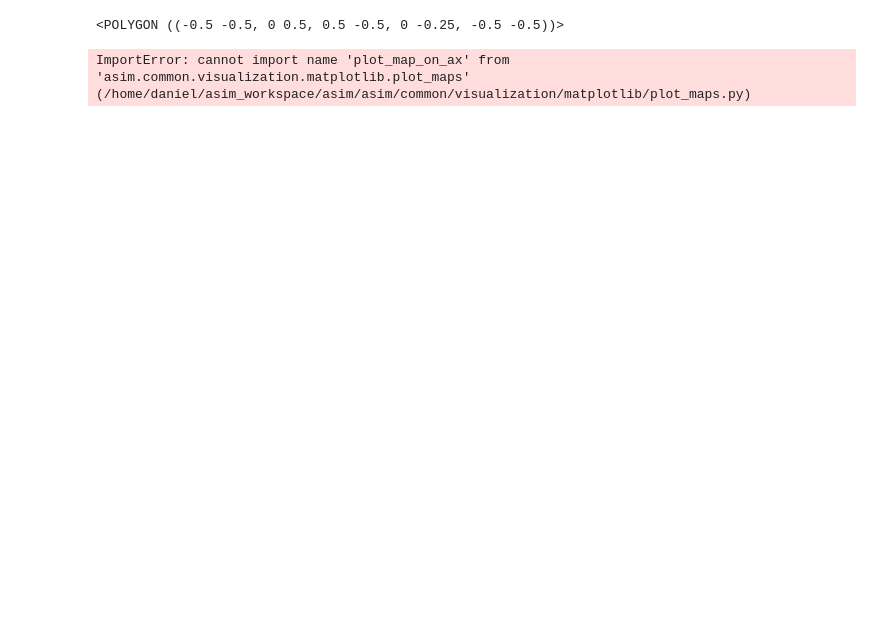
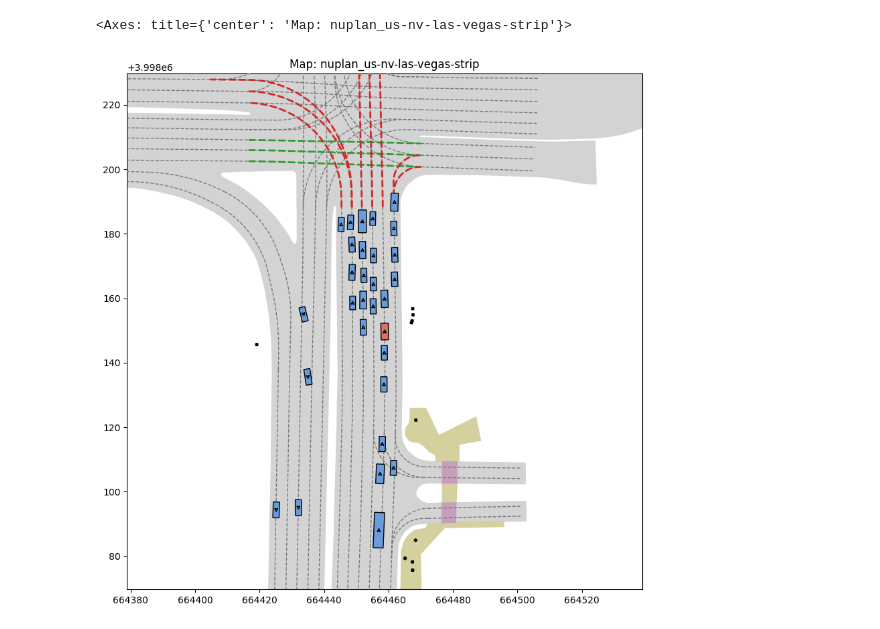
Before and after one commit to autonomousvision/py123d, a Jupyter notebook: notebooks/scene_testing.ipynb, the cells around one changed output. Saved outputs shown, nothing was run; the diff lists cells and outputs as text; code cells hidden in the pictures; blank space fills up the shorter version.

Commit message:
Finish the 2d visualization with matplotlib (for now lol)

```diff
--- a/notebooks/scene_testing.ipynb
+++ b/notebooks/scene_testing.ipynb
@@ -1,23 +1,6 @@
 # %%
 from pathlib import Path
 from asim.dataset.scene.arrow_scene import ArrowScene
-# %%
-from functools import lru_cache
-import shapely.geometry as geom
-
-
-# @lru_cache(maxsize=30)
-def get_pose_triangle(width: float = 1, height: float = 1):
-    """Create a triangle shape for the pose."""
-    size = max(width, height)
-    half_size = size / 2
-    return geom.Polygon([[-half_size , -half_size], [0, half_size], [half_size, -half_size], [0, -size / 4],])
-
-# base_triangle = geom.Polygon([[-0.5, -0.5], [0, 0.5], [0.5, -0.5], [0.0, -0.25]])
-# base_triangle
-get_pose_triangle()
-# %% [output]
-<POLYGON ((-0.5 -0.5, 0 0.5, 0.5 -0.5, 0 -0.25, -0.5 -0.5))>
 # %%
 from typing import Optional, Tuple, Union
 
@@ -28,59 +11,50 @@ import numpy as np
 from asim.common.geometry.base import Point2D
 from asim.common.geometry.bounding_box.bounding_box import BoundingBoxSE2, BoundingBoxSE3
 from asim.common.geometry.tranform_2d import translate_along_yaw
-from asim.common.visualization.matplotlib.map import plot_map_on_ax
-from asim.common.visualization.color.lib.ellis import ELLIS_5
+from asim.common.visualization.color.color import ELLIS_5
 from asim.dataset.scene.abstract_scene import AbstractScene
 
+from asim.common.visualization.matplotlib.map import add_default_map_on_ax
+from asim.common.visualization.matplotlib.observation import add_box_detections_to_ax, add_ego_vehicle_to_ax, add_traffic_lights_to_ax
 
-
-
-def plot_bounding_box(ax, box: Union[BoundingBoxSE2, BoundingBoxSE3], color: str = "red", alpha: float = 1.0) -> None:
-    box_polygon = box.shapely_polygon
-    x, y = box_polygon.exterior.xy
-    ax.fill(x, y, color=color, alpha=alpha, edgecolor="black", linewidth=2, zorder=3)
-    arrow = np.zeros((2, 2))
-
-    arrow[0] = box.center.state_se2.point_2d.array
-    arrow[1] = translate_along_yaw(box.center.state_se2, Point2D(box.length / 2.0 + 0.5, 0.0)).point_2d.array
-    ax.plot(arrow[:, 0], arrow[:, 1], color="black", alpha=alpha, linewidth=2, zorder=3)
 
 
 def plot_scene_at_iteration(scene: AbstractScene, iteration: int = 0, ax: Optional[plt.Axes] = None):
 
     radius = 100
 
     ego_vehicle_state = scene.get_ego_vehicle_state_at_iteration(iteration)
     box_detections = scene.get_box_detections_at_iteration(iteration)
     traffic_light_detections = scene.get_traffic_light_detections_at_iteration(iteration)
     map_api = scene.map_api
 
     point_2d = ego_vehicle_state.bounding_box.center.state_se2.point_2d
 
     if ax is None:
         fig, ax = plt.subplots(figsize=(10, 10))
-    plot_map_on_ax(ax, map_api, point_2d, radius=radius)
+    add_default_map_on_ax(ax, map_api, point_2d, radius=radius)
+    add_traffic_lights_to_ax(ax, traffic_light_detections, map_api)
 
-    for box_idx, box in enumerate(box_detections.box_detections):
-        plot_bounding_box(ax, box.bounding_box_se3, color=ELLIS_5[4].hex, alpha=1.0)
-
-    plot_bounding_box(ax, ego_vehicle_state.bounding_box, color=ELLIS_5[0].hex, alpha=1.0)
+    add_box_detections_to_ax(ax, box_detections)
+    add_ego_vehicle_to_ax(ax, ego_vehicle_state)
 
     buffer_radius = 0.8 * radius
     ax.set_xlim(point_2d.x - buffer_radius, point_2d.x + buffer_radius)
     ax.set_ylim(point_2d.y - buffer_radius, point_2d.y + buffer_radius)
 
     ax.set_aspect("equal", adjustable="box")
 
     return ax
 
-log_name = "2021.06.14.17.26.26_veh-38_04544_04920"
+
+log_name = "2021.06.07.12.54.00_veh-35_01843_02314"
 log_file = Path(f"/home/daniel/asim_workspace/data/mini/{log_name}.arrow")
 scene = ArrowScene(log_file)
 
-plot_scene_at_iteration(scene, iteration=100)
+plot_scene_at_iteration(scene, iteration=3000)
 # %% [output]
-ImportError: cannot import name 'plot_map_on_ax' from 'asim.common.visualization.matplotlib.plot_maps' (/home/daniel/asim_workspace/asim/asim/common/visualization/matplotlib/plot_maps.py)
+<Axes: title={'center': 'Map: nuplan_us-nv-las-vegas-strip'}>
+[figure, added]
 # %%
 import io
 
```
Also changed, not shown: parts of 1 cell of this notebook, 13 other files.
